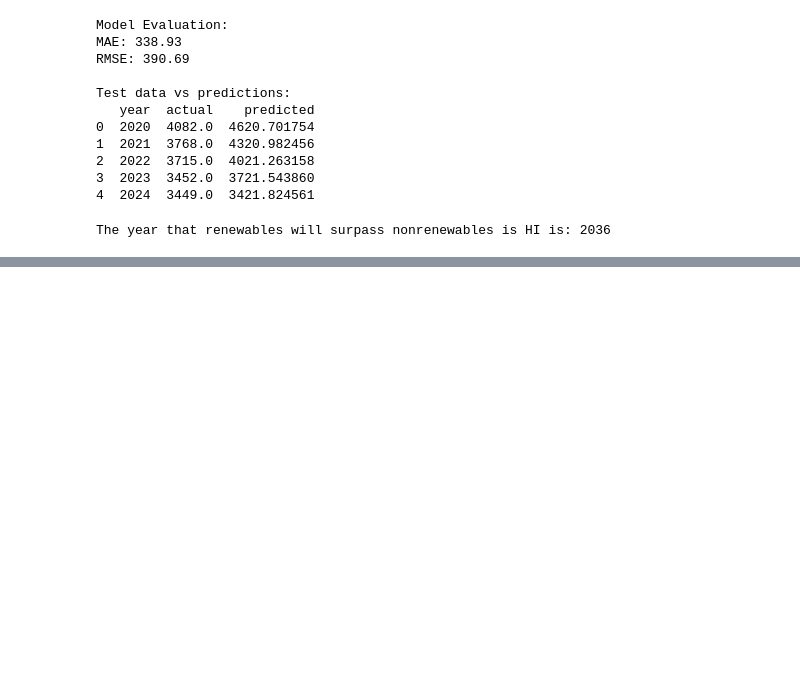
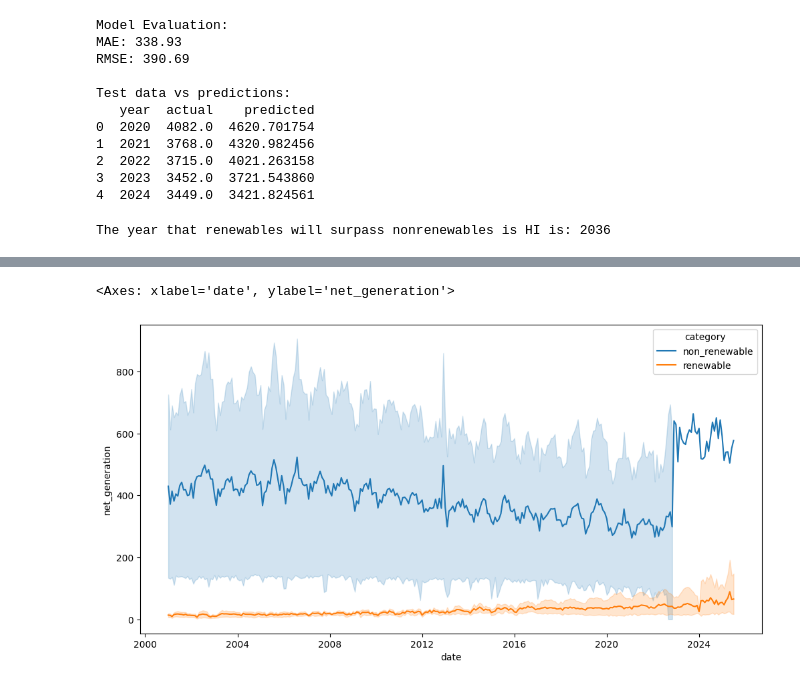
Before and after one commit to ashleyholen/Data-Science-Capstone, a Jupyter notebook: capstone.ipynb, the cells around one changed output, grey strips where cells are left out. Cells and saved outputs as stored; diff of their text form; code cells hidden in the pictures; blank space fills up the shorter version.

```diff
--- a/capstone.ipynb
+++ b/capstone.ipynb
@@ -610,0 +632,10 @@ The year that renewables will surpass nonrenewables is HI is: 2036
+# %%
+non_renewable_list = ["petroleum liquids", "coal"]
+
+final_types["category"] = np.where(
+    final_types["fuel_type"].isin(non_renewable_list),
+    "non_renewable",
+    "renewable"
+)
+
+final_types.head()
@@ -610,0 +654,2 @@ The year that renewables will surpass nonrenewables is HI is: 2036
+# %%
+final_types = final_types.drop(['year', 'grand_total'], axis=1)
@@ -610,0 +665,7 @@ The year that renewables will surpass nonrenewables is HI is: 2036
+# %%
+plt.figure(figsize=(12, 6))
+
+sns.lineplot(data = final_types, x= "date", y= "net_generation", hue= "category")
+# %% [output]
+<Axes: xlabel='date', ylabel='net_generation'>
+[figure, added]
```
Also changed, not shown: parts of 20 cells of this notebook.
